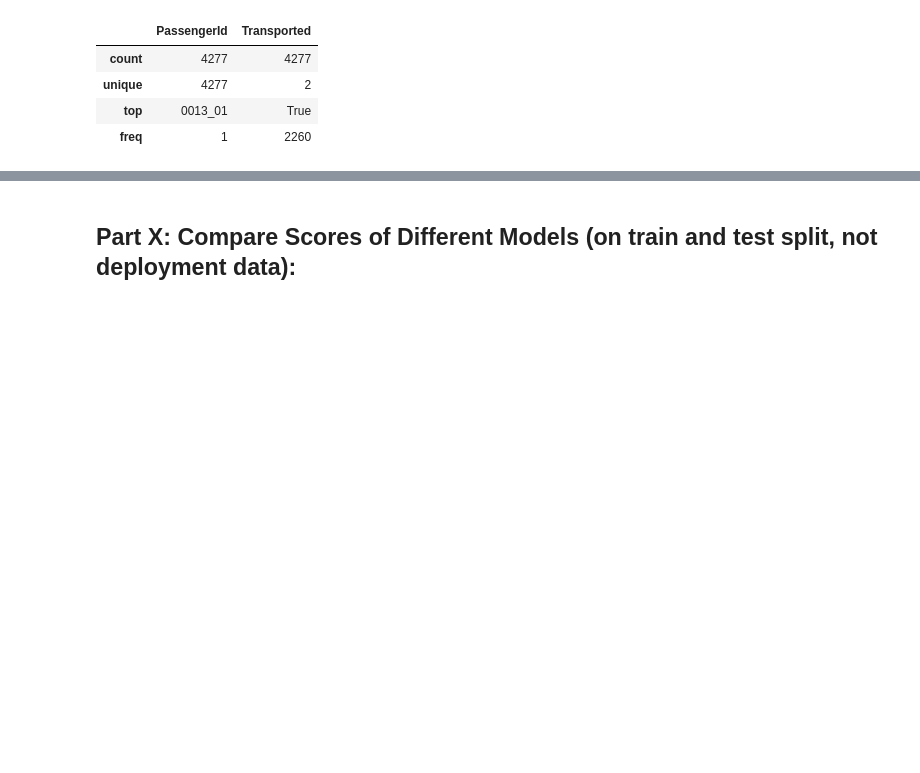
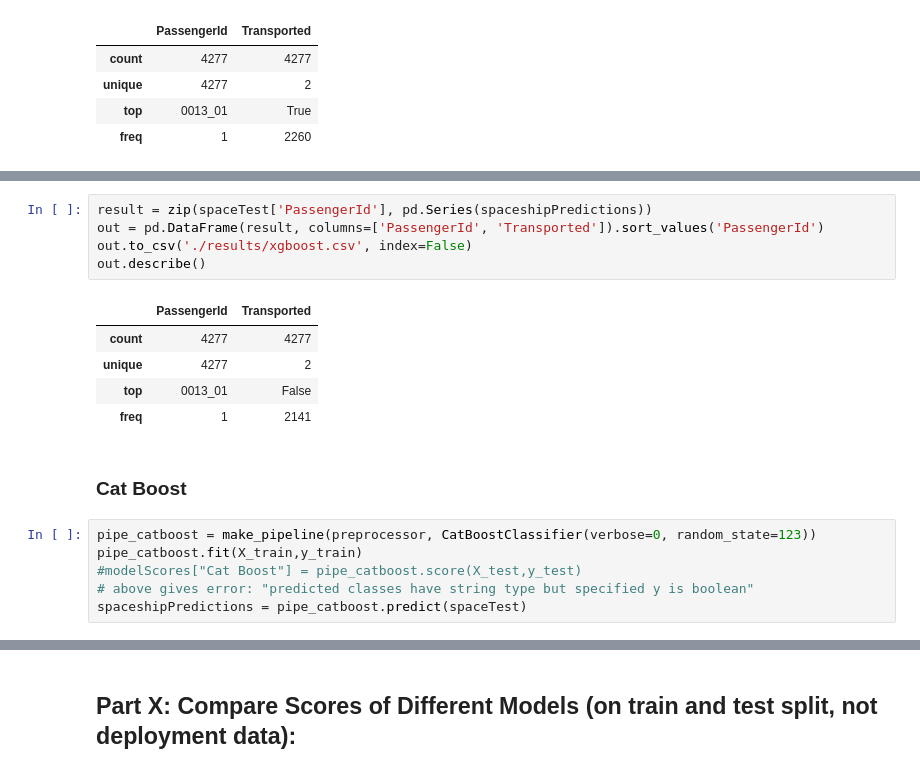
Before and after one commit to aaron-bruner/ECE-4420-Project, a Jupyter notebook: master-ece4420.ipynb, the cells around one changed output, grey strips where cells are left out. Saved outputs shown, nothing was run; the diff lists cells and outputs as text; blank space fills up the shorter version.

```diff
--- a/master-ece4420.ipynb
+++ b/master-ece4420.ipynb
@@ -427,0 +461,19 @@ out.describe()
+# %%
+result = zip(spaceTest['PassengerId'], pd.Series(spaceshipPredictions))
+out = pd.DataFrame(result, columns=['PassengerId', 'Transported']).sort_values('PassengerId')
+out.to_csv('./results/xgboost.csv', index=False)
+out.describe()
+# %% [output]
+|  | PassengerId | Transported |
+| count | 4277 | 4277 |
+| unique | 4277 | 2 |
+| top | 0013_01 | False |
+| freq | 1 | 2141 |
+# %% [markdown]
+### Cat Boost
+# %%
+pipe_catboost = make_pipeline(preprocessor, CatBoostClassifier(verbose=0, random_state=123))
+pipe_catboost.fit(X_train,y_train)
+#modelScores["Cat Boost"] = pipe_catboost.score(X_test,y_test)
+# above gives error: "predicted classes have string type but specified y is boolean"
+spaceshipPredictions = pipe_catboost.predict(spaceTest)
```
Also changed, not shown: parts of 13 cells of this notebook.
